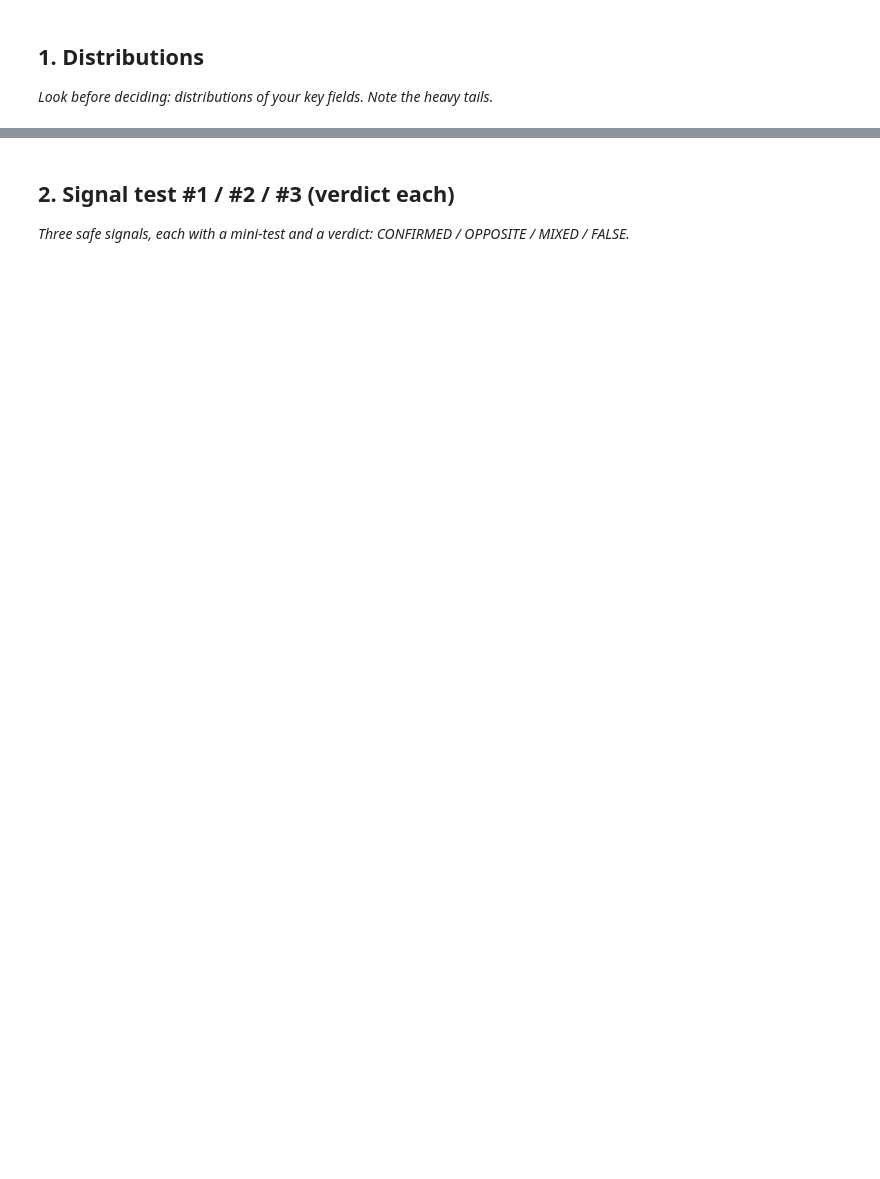
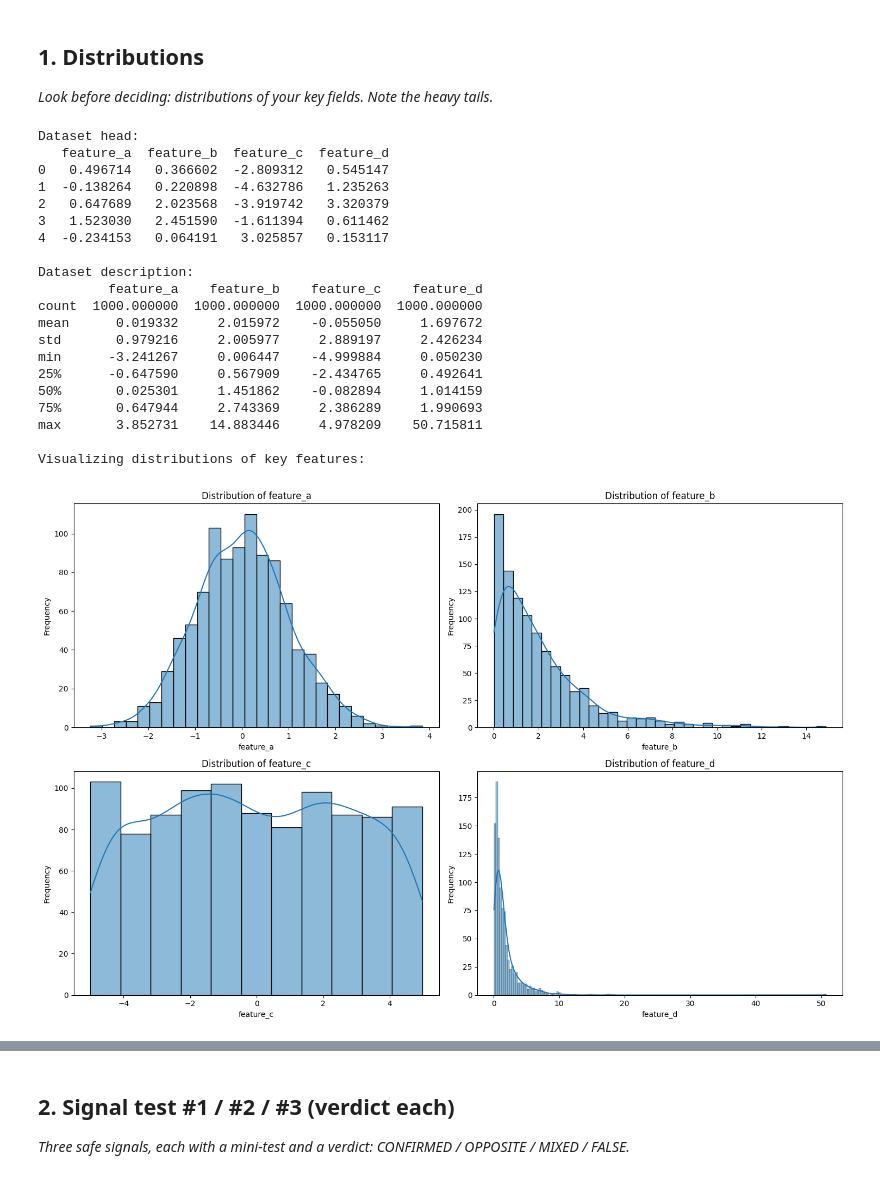
Before and after one commit to sarmad-usman/flyrank-ml-internship, a Jupyter notebook: work/notebooks/w04_signal_audit.ipynb, the cells around one changed output, grey strips where cells are left out. Drawn from its saved outputs; the diff is of its cells as text; code cells hidden in the pictures; blank space fills up the shorter version.

```diff
--- a/work/notebooks/w04_signal_audit.ipynb
+++ b/work/notebooks/w04_signal_audit.ipynb
@@ -10,3 +12,77 @@ This skeleton is yours to fill. Work the sections **in order** — each one has
 ## 1. Distributions
 
 *Look before deciding: distributions of your key fields. Note the heavy tails.*
+# %%
+import pandas as pd
+import numpy as np
+import matplotlib.pyplot as plt
+import seaborn as sns
+
+# --- Placeholder for data loading ---
+# You should load your dataset here. For example:
+# df = pd.read_csv('your_dataset.csv')
+# Or, if you're using a pre-loaded DataFrame, ensure it's available.
+# For now, let's create a dummy DataFrame to demonstrate.
+np.random.seed(42)
+data = {
+    'feature_a': np.random.normal(loc=0, scale=1, size=1000),
+    'feature_b': np.random.exponential(scale=2, size=1000), # Example of a heavy-tailed distribution
+    'feature_c': np.random.uniform(low=-5, high=5, size=1000),
+    'feature_d': np.random.lognormal(mean=0, sigma=1, size=1000) # Another example of a heavy-tailed distribution
+}
+df = pd.DataFrame(data)
+
+print("Dataset head:")
+print(df.head())
+print("\nDataset description:")
+print(df.describe())
+
+# --- Visualize Distributions ---
+
+print("\nVisualizing distributions of key features:")
+
+# Plotting histograms and KDEs for numerical columns
+num_cols = df.select_dtypes(include=np.number).columns
+
+plt.figure(figsize=(15, 10))
+for i, col in enumerate(num_cols):
+    plt.subplot(2, 2, i + 1) # Adjust subplot grid based on number of columns
+    sns.histplot(df[col], kde=True)
+    plt.title(f'Distribution of {col}')
+    plt.xlabel(col)
+    plt.ylabel('Frequency')
+plt.tight_layout()
+plt.show()
+
+# --- Identifying potential heavy tails ---
+# A simple check could be comparing mean and median, or looking at skewness/kurtosis
+
+print("\nSkewness of numerical features (positive values often indicate right skew/heavy tail):")
+print(df[num_cols].skew())
+
+print("\nKurtosis of numerical features (higher values indicate heavier tails than normal distribution):")
+print(df[num_cols].kurtosis())
+
+# You can also visually inspect the plots for long tails.
+# %% [output]
+Dataset head:
+   feature_a  feature_b  feature_c  feature_d
+0   0.496714   0.366602  -2.809312   0.545147
+1  -0.138264   0.220898  -4.632786   1.235263
+2   0.647689   2.023568  -3.919742   3.320379
+3   1.523030   2.451590  -1.611394   0.611462
+4  -0.234153   0.064191   3.025857   0.153117
+
+Dataset description:
+         feature_a    feature_b    feature_c    feature_d
+count  1000.000000  1000.000000  1000.000000  1000.000000
+mean      0.019332     2.015972    -0.055050     1.697672
+std       0.979216     2.005977     2.889197     2.426234
+min      -3.241267     0.006447    -4.999884     0.050230
+25%      -0.647590     0.567909    -2.434765     0.492641
+50%       0.025301     1.451862    -0.082894     1.014159
+75%       0.647944     2.743369     2.386289     1.990693
+max       3.852731    14.883446     4.978209    50.715811
+
+Visualizing distributions of key features:
+[figure, added]
```
Also changed, not shown: parts of 5 cells of this notebook.
